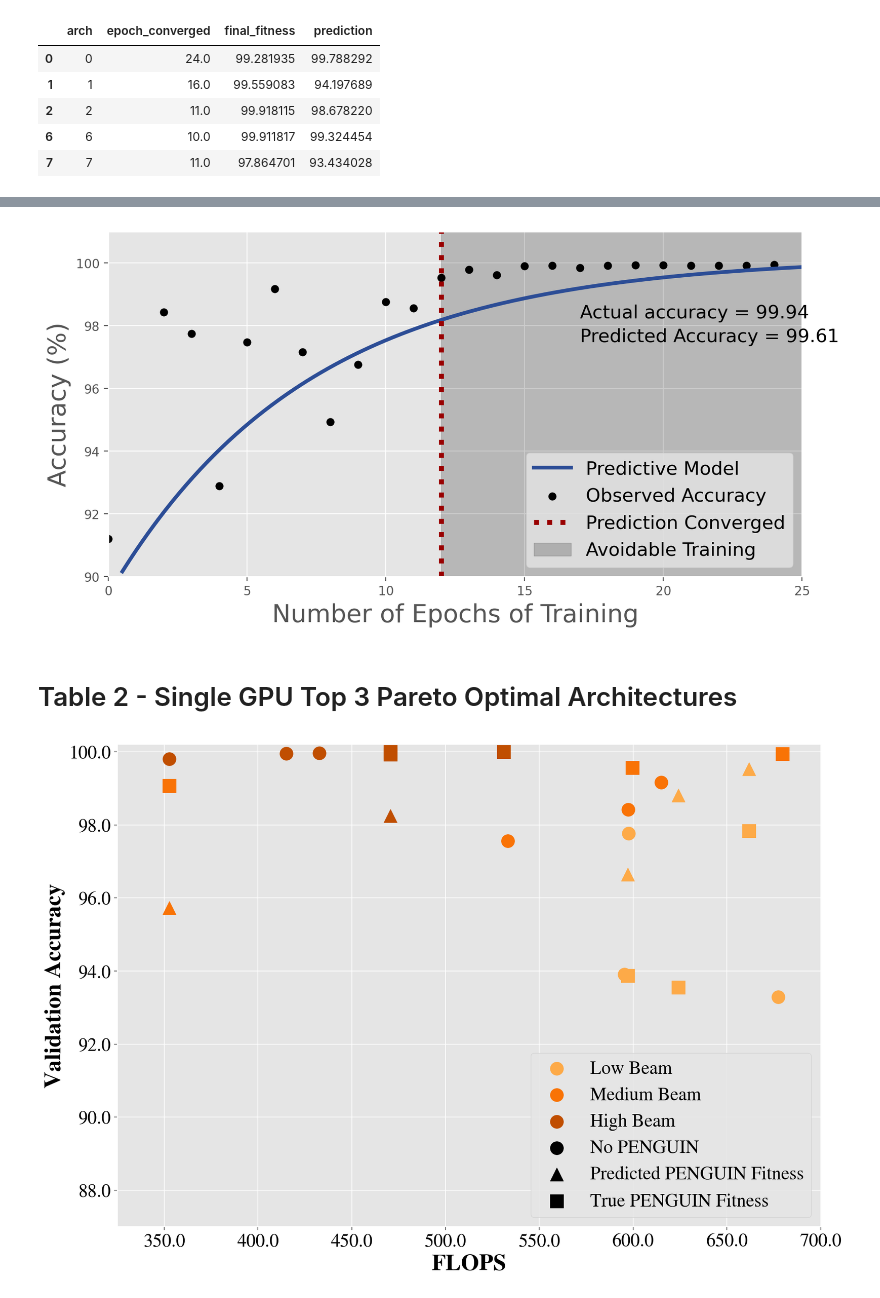
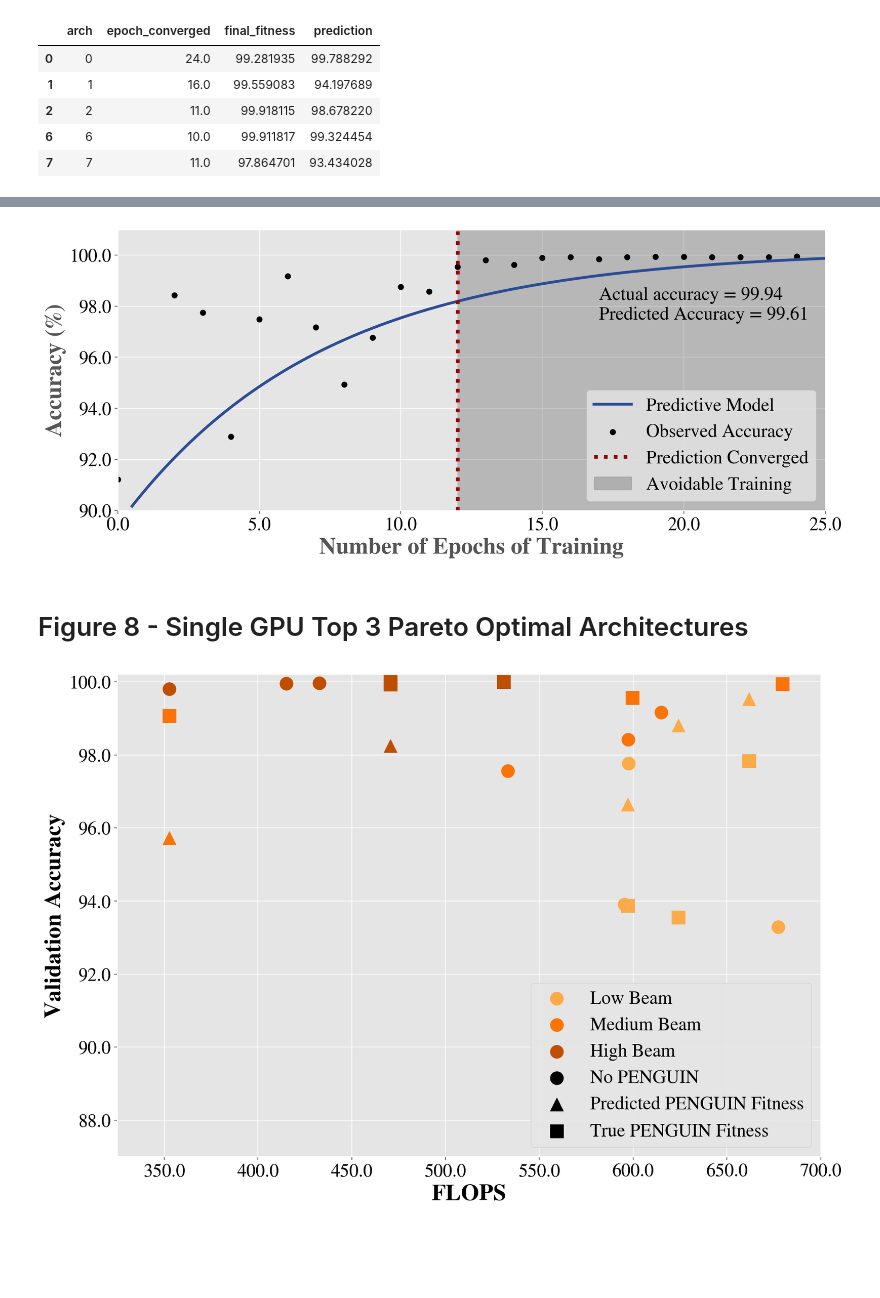
Before and after one commit to TauferLab/Reproducibility_A4NN_ICPP23, a Jupyter notebook: paper_analysis.ipynb, the cells around one changed output, grey strips where cells are left out. Saved outputs shown, nothing was run; the diff lists cells and outputs as text; code cells hidden in the pictures; blank space fills up the shorter version.

```diff
--- a/paper_analysis.ipynb
+++ b/paper_analysis.ipynb
@@ -553,46 +519,39 @@ print(arch_44)
 # %%
-import numpy as np
-import matplotlib.pyplot as plt
-import matplotlib.lines as mlines
-import matplotlib.transforms as mtransforms
+arch_44 = df[df['arch']==38]
+fig, ax = plt.subplots(layout='constrained', figsize=(12,5), dpi=200)
 
-plt.rcParams['figure.figsize'] = [10, 5]
-plt.rcParams['figure.dpi'] = 200
-
-a = 100.2
-b = 1.15
-c = 17
+a, b, c = 100.2, 1.15, 17
 
 x = np.linspace(0.5,26,200)
-y=a-b**(c-x)
+y = a-b**(c-x)
 
 epochs, fitness = arch_44['epoch'].to_list(), arch_44['val_accs'].to_list()
-prediction = 99.614529
-actual = 99.943311
+prediction, actual = 99.614529, 99.943311
 
-plt.plot(x,y,color="#2C4D96",label="Predictive Model", linewidth=3)
+ax.plot(x,y,color="#2C4D96",label="Predictive Model", linewidth=3)
 
-plt.scatter(epochs, fitness, c='black', marker='o', facecolor='None', label='Observed Accuracy')
-plt.vlines(12,90,101,colors='#990000',linestyles=":",linewidth=4, label="Prediction Converged")
-plt.axvspan(12, 26, color = 'k', alpha = 0.2, label="Avoidable Training")
+ax.scatter(epochs, fitness, c='black', marker='o', facecolor='None', label='Observed Accuracy')
+ax.vlines(12,90,101,colors='#990000',linestyles=":",linewidth=4, label="Prediction Converged")
+ax.axvspan(12, 26, color = 'k', alpha = 0.2, label="Avoidable Training")
 
-# plt.legend([handles[idx] for idx in order],[labels[idx] for idx in order],loc=(0.52,0.06),labelspacing=0.4,fontsize=15)
-plt.annotate('Predicted Accuracy = {:.2f}'.format(prediction), xy=(0.68, 0.68), xycoords='axes fraction', fontsize=15)
-plt.annotate('Actual accuracy = {:.2f}'.format(actual), xy=(0.68, 0.75), xycoords='axes fraction', fontsize=15)
+ax.annotate('Predicted Accuracy = {:.2f}'.format(prediction), xy=(0.68, 0.68), xycoords='axes fraction', font=tick_font)
+ax.annotate('Actual accuracy = {:.2f}'.format(actual), xy=(0.68, 0.75), xycoords='axes fraction', font=tick_font)
 
-plt.ylim(90, 101)
-plt.xlim(0, 25)
+ax.set_ylim(90, 101)
+ax.set_xlim(0, 25)
 
-plt.ylabel("Accuracy (%)", fontsize=20)
-plt.xlabel("Number of Epochs of Training", fontsize=20)
-plt.legend(loc='lower right', fontsize=15)
+ax.set_ylabel("Accuracy (%)", font=lfont)
+ax.set_xlabel("Number of Epochs of Training", font=lfont)
+
+ax.set_xticklabels(ax.get_xticks(), color= "black" , font=tick_font)
+ax.set_yticklabels(ax.get_yticks(), color= "black" , font=tick_font)
+ax.legend(loc='lower right', prop=tick_font)
 
 plt.savefig('figures/penguin_example.png')
-plt.show()
 # %% [output]
-[figure, old version]
+[figure, new version]
 # %% [markdown]
-# Table 2 - Single GPU Top 3 Pareto Optimal Architectures
+# Figure 8 - Single GPU Top 3 Pareto Optimal Architectures
 # %%
 # 1 GPU - Table 2
 fig, ax = plt.subplots(layout='constrained', figsize=figsize, dpi=160)
```
Also changed, not shown: parts of 13 cells of this notebook, 24 other files.
